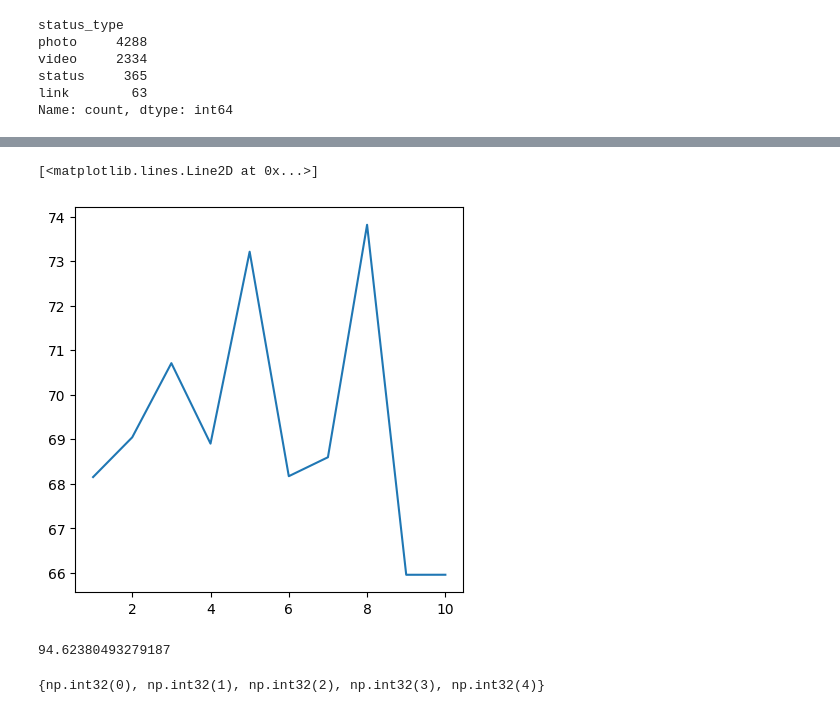
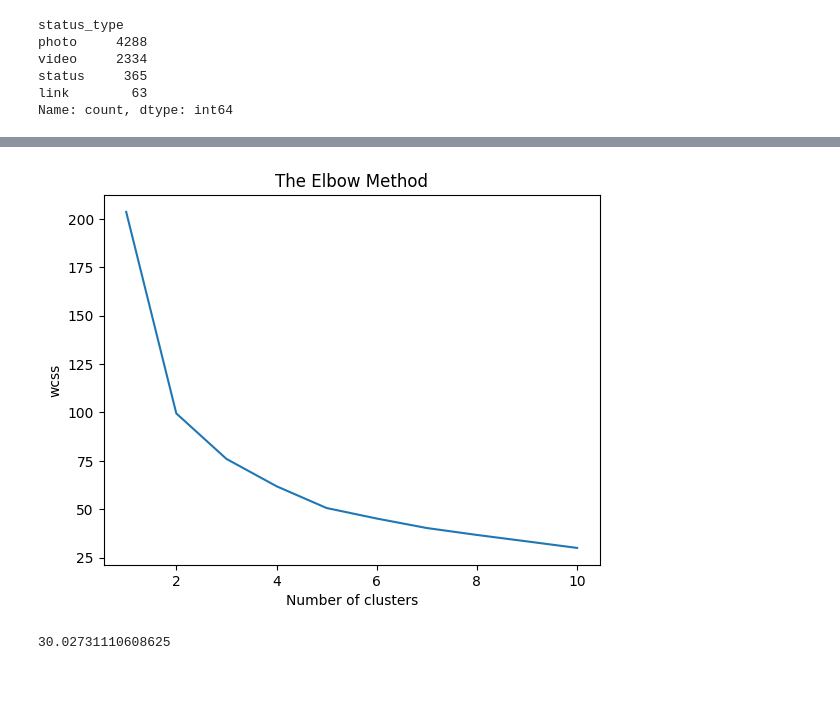
Before and after one commit to Mostafij-k/ML_Algorithm_Intuition, a Jupyter notebook: K_Mean_Clustering/Practical_Code_K_mean.ipynb, the cells around one changed output, grey strips where cells are left out. Drawn from its saved outputs; the diff is of its cells as text; code cells hidden in the pictures; blank space fills up the shorter version.

Commit message:
Practical example of K-mean Clustering

```diff
--- a/K_Mean_Clustering/Practical_Code_K_mean.ipynb
+++ b/K_Mean_Clustering/Practical_Code_K_mean.ipynb
@@ -83,7 +87,7 @@ df.duplicated()
 Length: 7050, dtype: bool
 # %%
 # Here, contain 4 redundant column those column need to drop
-df=df.drop(columns=['Column1', 'Column2', 'Column3', 'Column4' ])
+df=df.drop(columns=['Column1', 'Column2', 'Column3', 'Column4'], axis=1)
 # %%
 # Cheking the shape and summary of the dataset
 df.shape
@@ -141,6 +146,6 @@ Name: count, dtype: int64
 # %%
 # Drop status_id and status_published column
-df=df.drop(columns=['status_id', 'status_published'])
+df=df.drop(columns=['status_id', 'status_published', 'status_type'], axis=1)
 # %%
 # Declare feature Variable
 X=df
@@ -178,22 +172,21 @@ memory usage: 550.9 KB
 # %%
 # Perform feature Scaling
-cols=X.columns
-scaler=MinMaxScaler()
-X=scaler.fit_transform(X)
-X=pd.DataFrame(X, columns=[cols])
+scaler = MinMaxScaler()     # for clustering it is better to use MinmaxScaler
+X_scaled = scaler.fit_transform(X)
+# %%
+# Convert it into dataframe
+X_scaled= pd.DataFrame(X_scaled, columns = X.columns)
 # %%
-# Train the model
-wcss=[]
-
-for i in range(1,11):
-    km=KMeans()
-    km.fit_predict(X)
-    wcss.append(km.inertia_)
+# Find elbow point using elbow method
+wcss = []
+for i in range(1, 11):
+    kmeans = KMeans(n_clusters = i, init = 'k-means++', max_iter = 300, n_init = 10, random_state = 0)
+    kmeans.fit(X_scaled)
+    wcss.append(kmeans.inertia_)
+plt.plot(range(1, 11), wcss)
+plt.title('The Elbow Method')
+plt.xlabel('Number of clusters')
+plt.ylabel('wcss')
+plt.show()
+# %% [output]
+[figure, added]
-# %%
-# Now create a plot to sohow elbow point
-# Best k value findout
-plt.figure(figsize=(5,5))
-plt.plot(range(1,11), wcss)
-# %% [output]
-[<matplotlib.lines.Line2D at 0x...>]
-[figure, removed]
@@ -202,5 +193,5 @@ plt.plot(range(1,11), wcss)
 # %%
 # Value of inertia
-km.inertia_
+kmeans.inertia_
 # %% [output]
-94.62380493279187
+30.02731110608625
@@ -213,6 +197,0 @@ y_cluster=km.fit_predict(X)
-# %%
-# Show the y_cluster
-X[y_cluster==4].shape
-print(set(y_cluster))
-# %% [output]
-{np.int32(0), np.int32(1), np.int32(2), np.int32(3), np.int32(4)}
```
Also changed, not shown: parts of 12 cells of this notebook.
